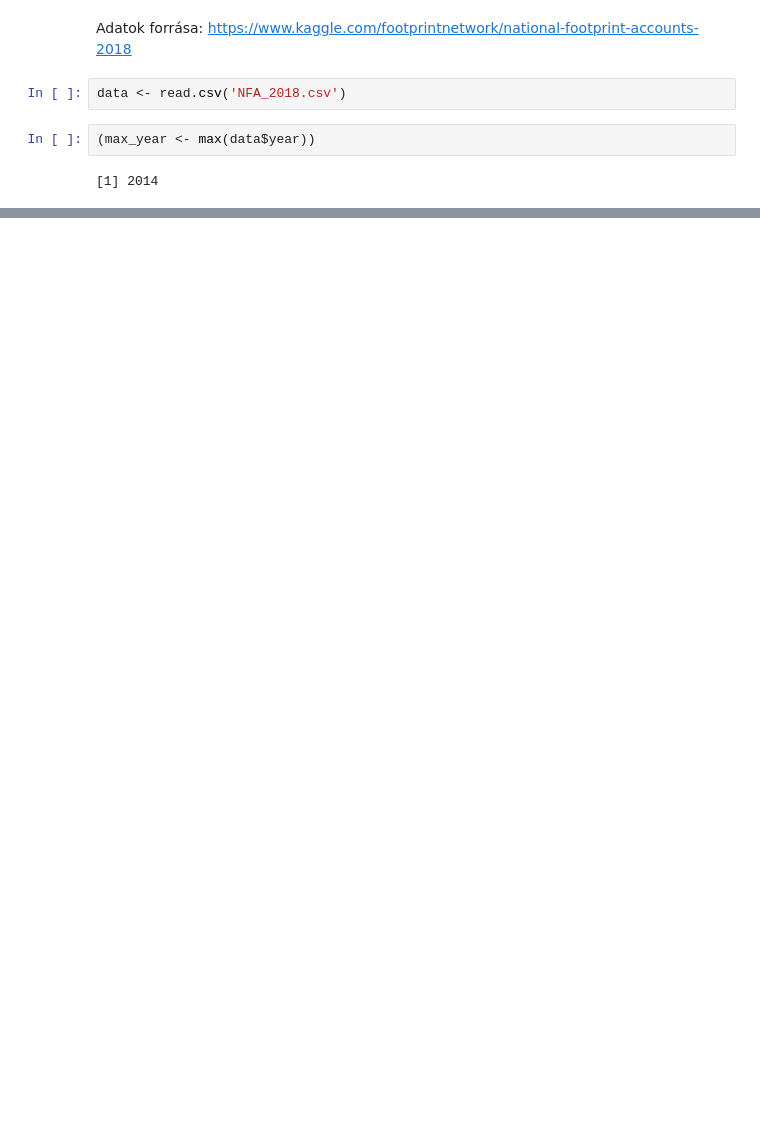
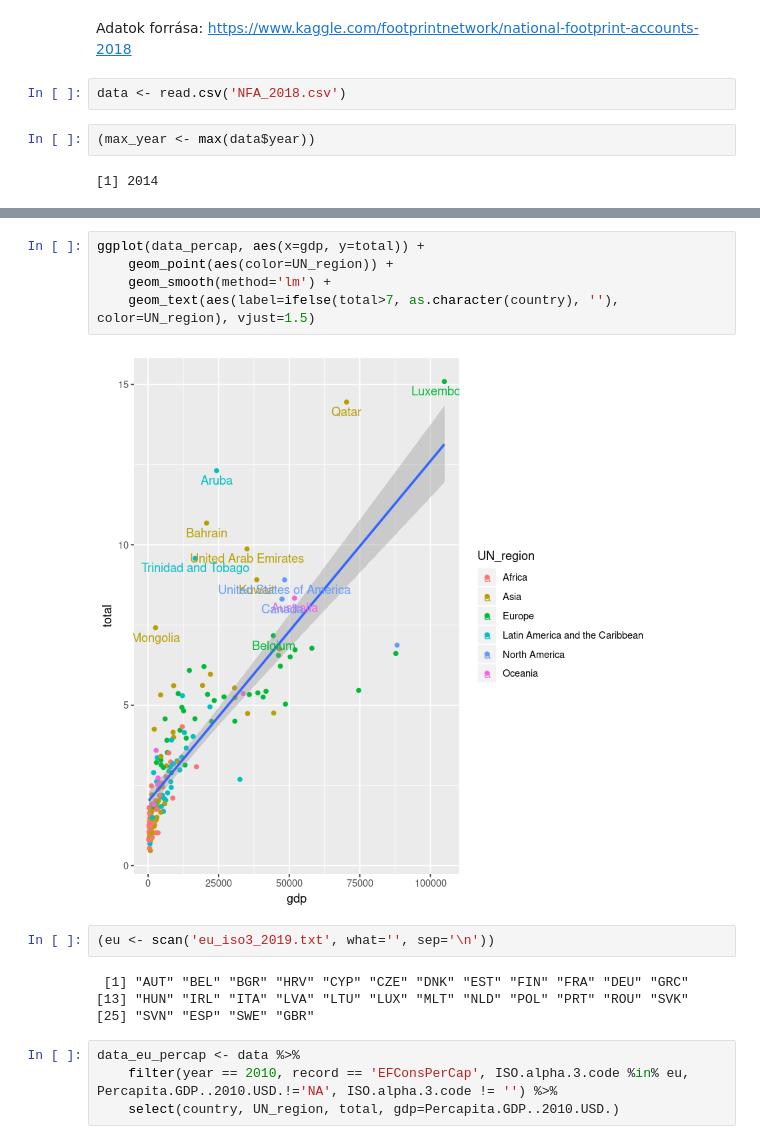
Before and after one commit to Helegris0/footprintr, a Jupyter notebook: ecological_footprint.ipynb, the cells around one changed output, grey strips where cells are left out. Saved outputs shown, nothing was run; the diff lists cells and outputs as text; blank space fills up the shorter version.

```diff
--- a/ecological_footprint.ipynb
+++ b/ecological_footprint.ipynb
@@ -53,0 +51,17 @@ Warning message:
+# %%
+ggplot(data_percap, aes(x=gdp, y=total)) +
+    geom_point(aes(color=UN_region)) +
+    geom_smooth(method='lm') +
+    geom_text(aes(label=ifelse(total>7, as.character(country), ''), color=UN_region), vjust=1.5)
+# %% [output]
+[figure, added]
+# %%
+(eu <- scan('eu_iso3_2019.txt', what='', sep='\n'))
+# %% [output]
+ [1] "AUT" "BEL" "BGR" "HRV" "CYP" "CZE" "DNK" "EST" "FIN" "FRA" "DEU" "GRC"
+[13] "HUN" "IRL" "ITA" "LVA" "LTU" "LUX" "MLT" "NLD" "POL" "PRT" "ROU" "SVK"
+[25] "SVN" "ESP" "SWE" "GBR"
+# %%
+data_eu_percap <- data %>%
+    filter(year == 2010, record == 'EFConsPerCap', ISO.alpha.3.code %in% eu, Percapita.GDP..2010.USD.!='NA', ISO.alpha.3.code != '') %>%
+    select(country, UN_region, total, gdp=Percapita.GDP..2010.USD.)
```
Also changed, not shown: parts of 14 cells of this notebook, 1 other file.
